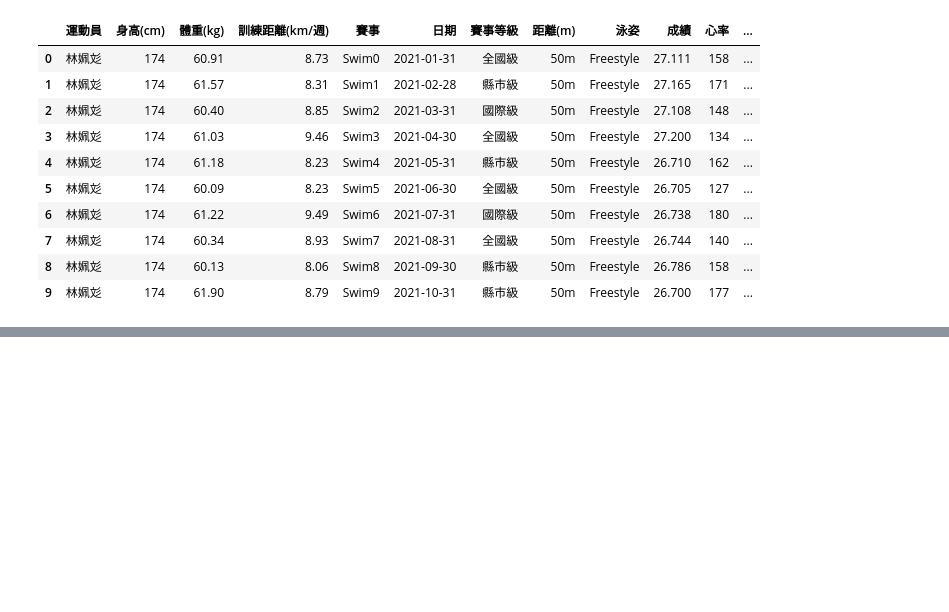
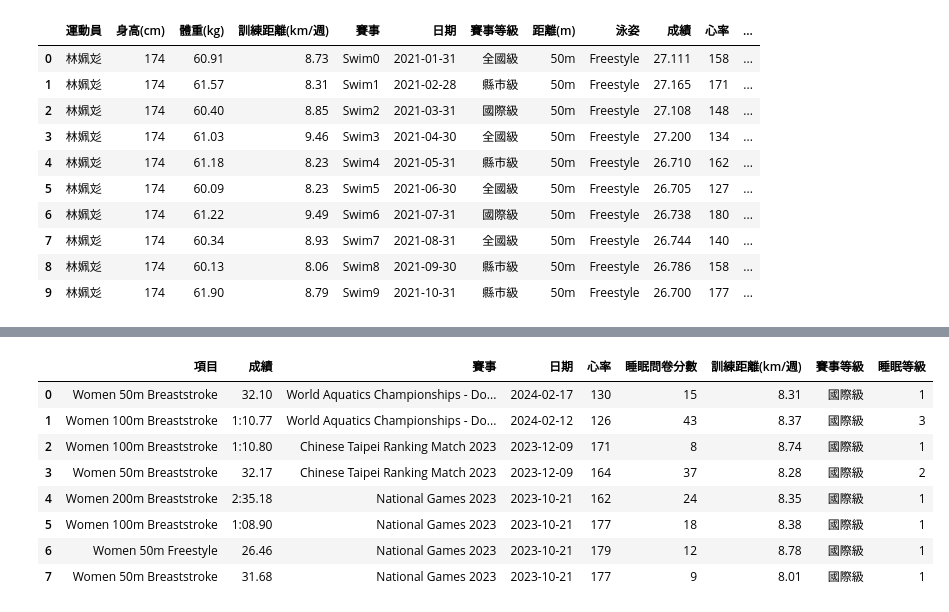
Before and after one commit to momonong/swim-apps-reviews-analysis, a Jupyter notebook: mock_data/mock_data.ipynb, the cells around one changed output, grey strips where cells are left out. Cells and saved outputs as stored; diff of their text form; code cells hidden in the pictures; blank space fills up the shorter version.

```diff
--- a/mock_data/mock_data.ipynb
+++ b/mock_data/mock_data.ipynb
@@ -210,0 +415,60 @@ df
+# %%
+import numpy as np
+
+df1 = pd.read_csv('sample_data4.csv')
+df2 = pd.read_csv('world.csv')
+# 合并两个DataFrame
+df1 = df1.rename(columns={"泳姿": "項目", "距離": "水道距離"})
+df2 = df2.rename(columns={"Event": "項目", "Time": "成績", "Competition": "賽事", "Date": "日期"})
+
+
+# 假设缺失的数据主要涉及心率和睡眠问卷分数，这里随机生成这些数据
+heart_rates = np.random.randint(120, 180, size=8)  # 随机生成心率，范围120-180
+sleep_scores = np.random.randint(1, 56, size=8)  # 随机生成睡眠问卷分数，范围1-55
+average_distance = 8.5  # average training distance per week in km
+new_distances = average_distance + np.random.uniform(-0.5, 0.5, size=8)
+df2['心率'] = heart_rates
+df2['睡眠問卷分數'] = sleep_scores
+df2['訓練距離(km/週)'] = new_distances.round(2)
+df2['賽事等級'] = "國際級"
+# 根据睡眠问卷分数添加等级
+conditions = [
+    (df2['睡眠問卷分數'] <= 28),
+    (df2['睡眠問卷分數'] <= 42),
+    (df2['睡眠問卷分數'] <= 56)
+]
+choices = [1, 2, 3]
+df2['睡眠等級'] = np.select(conditions, choices)
+df1['日期'] = pd.to_datetime(df1['日期'], format='%Y-%m-%d')
+df2['日期'] = pd.to_datetime(df2['日期'], format='%Y-%m-%d')
+df1['日期'] = df1['日期'].apply(lambda x: x.replace(year=2023))
+
+df = pd.concat([df1, df2], ignore_index=True)
+df.drop(columns=['運動員'], inplace=True)
+df.drop(columns=['身高(cm)'], inplace=True)
+df.drop(columns=['距離(m)'], inplace=True)
+df.drop(columns=['體重(kg)'], inplace=True)
+
+# Calculate event distribution from the lower half (indexes 10 to 19)
+event_distribution = df.iloc[10:]['項目'].value_counts(normalize=True)
+
+# Apply the distribution to the upper half
+for i in range(10):
+    selected_event = np.random.choice(event_distribution.index, p=event_distribution.values)
+    df.at[i, '項目'] = selected_event
+    # Ensure the score matches the selected event
+    selected_scores = df[df['項目'] == selected_event]['成績'].values
+    df.at[i, '成績'] = np.random.choice(selected_scores)
+
+df.to_csv('sample_data5.csv')
+df2
+# %% [output]
+|  | 項目 | 成績 | 賽事 | 日期 | 心率 | 睡眠問卷分數 | 訓練距離(km/週) | 賽事等級 | 睡眠等級 |
+| 0 | Women 50m Breaststroke | 32.10 | World Aquatics Championships - Do... | 2024-02-17 | 130 | 15 | 8.31 | 國際級 | 1 |
+| 1 | Women 100m Breaststroke | 1:10.77 | World Aquatics Championships - Do... | 2024-02-12 | 126 | 43 | 8.37 | 國際級 | 3 |
+| 2 | Women 100m Breaststroke | 1:10.80 | Chinese Taipei Ranking Match 2023 | 2023-12-09 | 171 | 8 | 8.74 | 國際級 | 1 |
+| 3 | Women 50m Breaststroke | 32.17 | Chinese Taipei Ranking Match 2023 | 2023-12-09 | 164 | 37 | 8.28 | 國際級 | 2 |
+| 4 | Women 200m Breaststroke | 2:35.18 | National Games 2023 | 2023-10-21 | 162 | 24 | 8.35 | 國際級 | 1 |
+| 5 | Women 100m Breaststroke | 1:08.90 | National Games 2023 | 2023-10-21 | 177 | 18 | 8.38 | 國際級 | 1 |
+| 6 | Women 50m Freestyle | 26.46 | National Games 2023 | 2023-10-21 | 179 | 12 | 8.78 | 國際級 | 1 |
+| 7 | Women 50m Breaststroke | 31.68 | National Games 2023 | 2023-10-21 | 177 | 9 | 8.01 | 國際級 | 1 |
```
Also changed, not shown: parts of 7 cells of this notebook, 3 other files.
